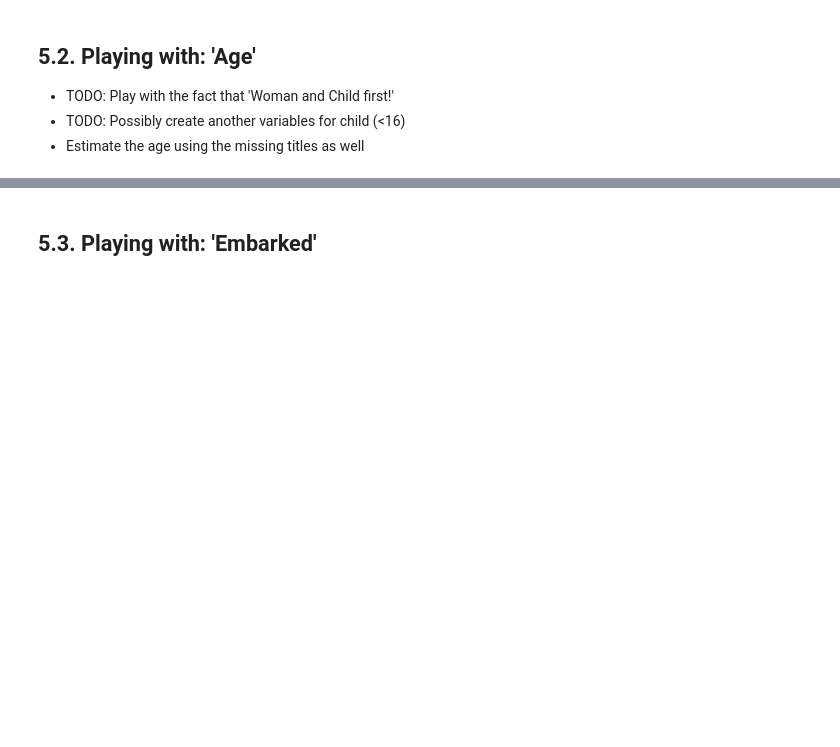
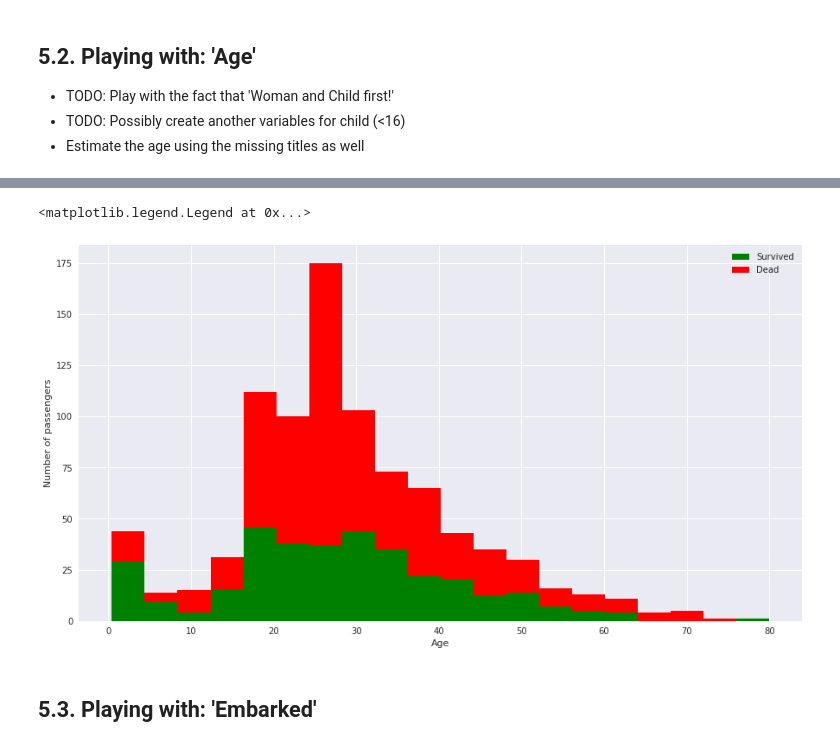
Before and after one commit to saldeal/Kaggle, a Jupyter notebook: titanic/Kaggle-Titanic.ipynb, the cells around one changed output, grey strips where cells are left out. Saved outputs shown, nothing was run; the diff lists cells and outputs as text; code cells hidden in the pictures; blank space fills up the shorter version.

```diff
--- a/titanic/Kaggle-Titanic.ipynb
+++ b/titanic/Kaggle-Titanic.ipynb
@@ -535,12 +622,15 @@ df_test['AgeFill'] = df_test.apply(lambda x: fill_age_sex_class_title(x,age_medi
 # %%
 # Solve NaN in Age before plotting this
 figure = plt.figure(figsize=(15,8))
-plt.hist([df_train[df_train['Survived']==1]['Age'],df_train[df_train['Survived']==0]['Age']],
+plt.hist([df_train[df_train['Survived']==1]['AgeFill'],df_train[df_train['Survived']==0]['AgeFill']],
          stacked=True, color = ['g','r'],
          bins = 20,label = ['Survived','Dead'])
 plt.xlabel('Age')
 plt.ylabel('Number of passengers')
 plt.legend()
+# %% [output]
+<matplotlib.legend.Legend at 0x...>
+[figure, added]
 # %%
 def person(passenger):
     age, sex = passenger
```
Also changed, not shown: parts of 27 cells of this notebook.
